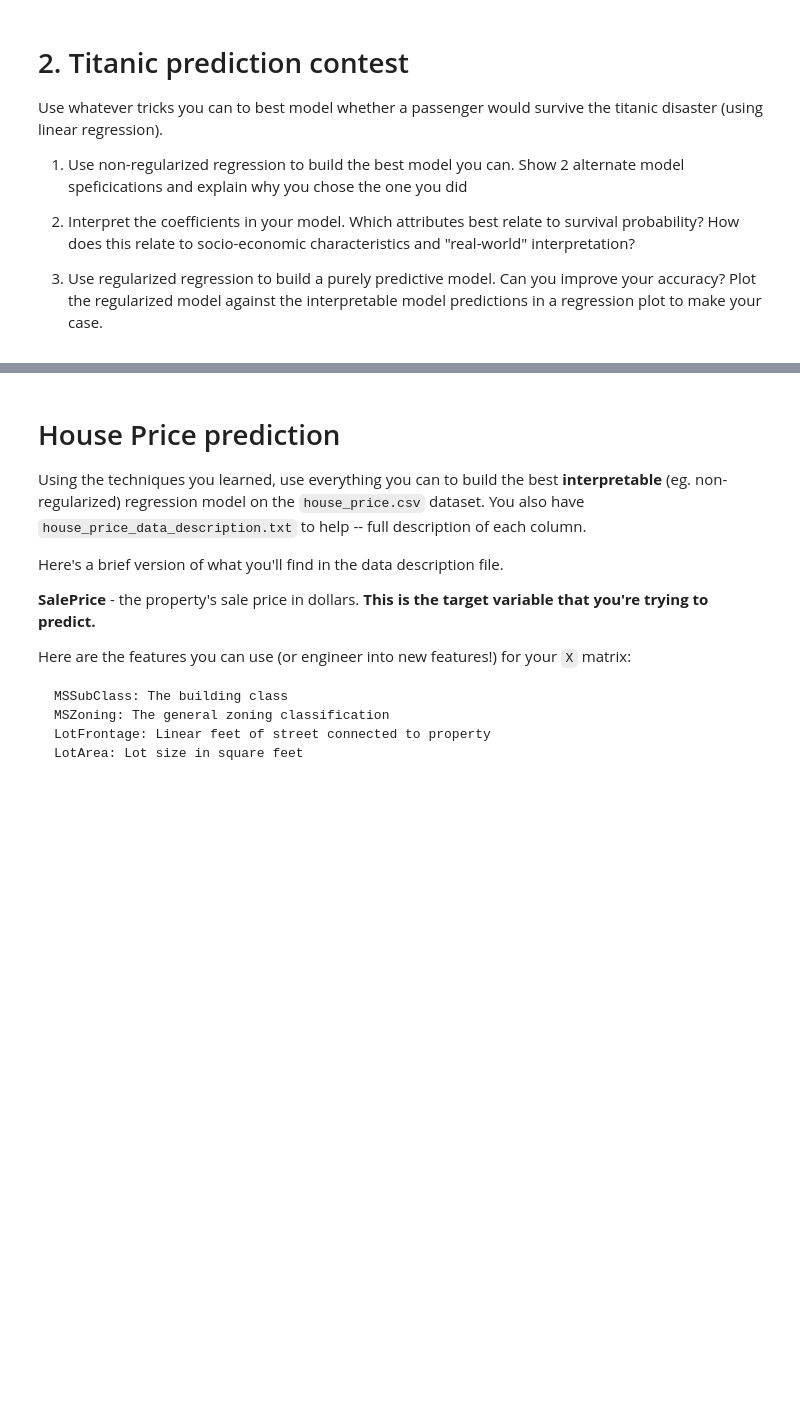
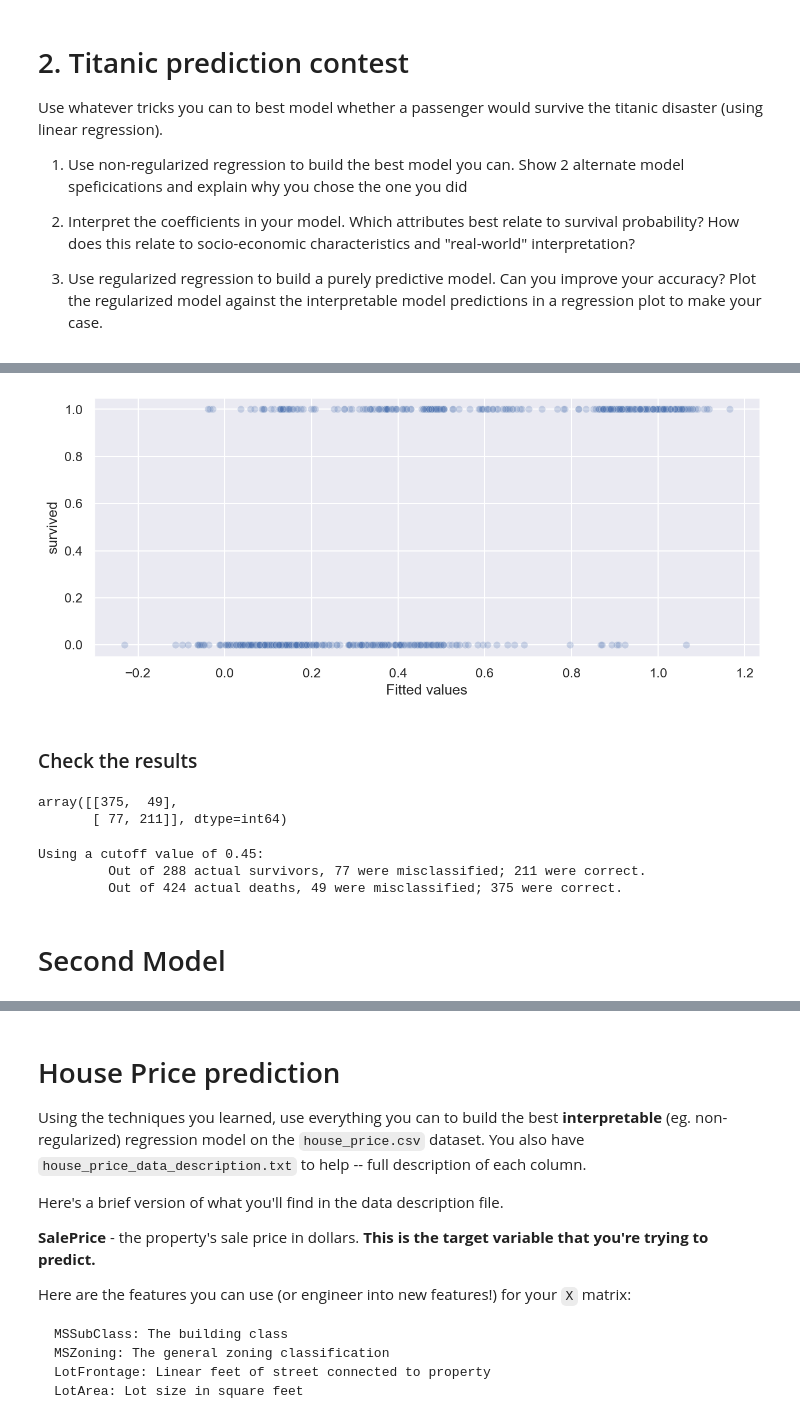
Before and after one commit to cb-ds-1/m3-3-engineering-regression, a Jupyter notebook: workshop.ipynb, the cells around one changed output, grey strips where cells are left out. Cells and saved outputs as stored; diff of their text form; code cells hidden in the pictures; blank space fills up the shorter version.

```diff
--- a/workshop.ipynb
+++ b/workshop.ipynb
@@ -20,0 +195,3 @@ Use whatever tricks you can to best model whether a passenger would survive the
+# %%
+# traveling alone
+df['alone'] = df['alone'].map({True: 1, False: 0})
@@ -20,0 +211,11 @@ Use whatever tricks you can to best model whether a passenger would survive the
+# %%
+# create some dummy variables
+dummy1 = pd.get_dummies(df['who_class'])
+dummy2 = pd.get_dummies(df['Fam_config'],drop_first=True)
+dummy3 = pd.get_dummies(df['who'])
+df = pd.concat([df,dummy1,dummy2,dummy3],axis=1)
+# %%
+# create log of Fare column
+df['log_fare'] = df['fare'].apply(lambda x : np.log(1 + x))
+# convert sex to sex_male
+df['sex'] = df['sex'].map({'male': 1, 'female':0})
@@ -20,0 +224,20 @@ Use whatever tricks you can to best model whether a passenger would survive the
+# %%
+# Here is the kitchen sink ...
+# x = (df[['sex', 'age', 'sibsp', 'parch', 'big_fam',
+#         'siblings', 'adult', 'child_2', 'child_3',
+#         'man_1', 'man_2', 'man_3', 'woman_1', 'woman_2', 'woman_3',
+#         'NoSib_Fam_Child', 'NoSib_NoFam_Adult', 'NoSib_NoFam_Child',
+#         'Sib_Fam_Adult', 'Sib_Fam_Child', 'Sib_NoFam_Adult', 'Sib_NoFam_Child',
+#         'man', 'woman', 'log_fare']])
+
+x = (df[['age', 'sibsp', 'big_fam',
+        'siblings', 'adult', 'child_2', 'child_3',
+        'man_2', 'man_3', 'woman_3',
+        'woman', 'log_fare']])
+
+#x = sm.add_constant(x)
+
+y = df['survived']
+est = sm.OLS(y,x).fit(cov_type='HC2')
+#sm.graphics.plot_fit(est, 'woman', vlines=False,alpha=0.1);
+est.summary()
@@ -20,0 +278,27 @@ Use whatever tricks you can to best model whether a passenger would survive the
+# %%
+fig = plt.figure(dpi=150,figsize=(10,4))
+sns.set()
+sns.scatterplot(x=est.fittedvalues,y=y,alpha=0.25);
+plt.xlabel('Fitted values');
+# %% [output]
+[figure, added]
+# %% [markdown]
+### Check the results
+# %%
+cut_off = 0.45
+y_pred = est.fittedvalues.map(lambda x: 1 if x >= cut_off else 0)
+cf = confusion_matrix(y,y_pred)
+cf
+# %% [output]
+array([[375,  49],
+       [ 77, 211]], dtype=int64)
+# %%
+print(f"Using a cutoff value of {cut_off}:")
+print(f"\t Out of {sum(cf[1,:])} actual survivors, {cf[1,0]} were misclassified; {cf[1,1]} were correct.")
+print(f"\t Out of {sum(cf[0,:])} actual deaths, {cf[0,1]} were misclassified; {cf[0,0]} were correct.")
+# %% [output]
+Using a cutoff value of 0.45:
+         Out of 288 actual survivors, 77 were misclassified; 211 were correct.
+         Out of 424 actual deaths, 49 were misclassified; 375 were correct.
+# %% [markdown]
+# Second Model
```
Also changed, not shown: parts of 57 cells of this notebook.
